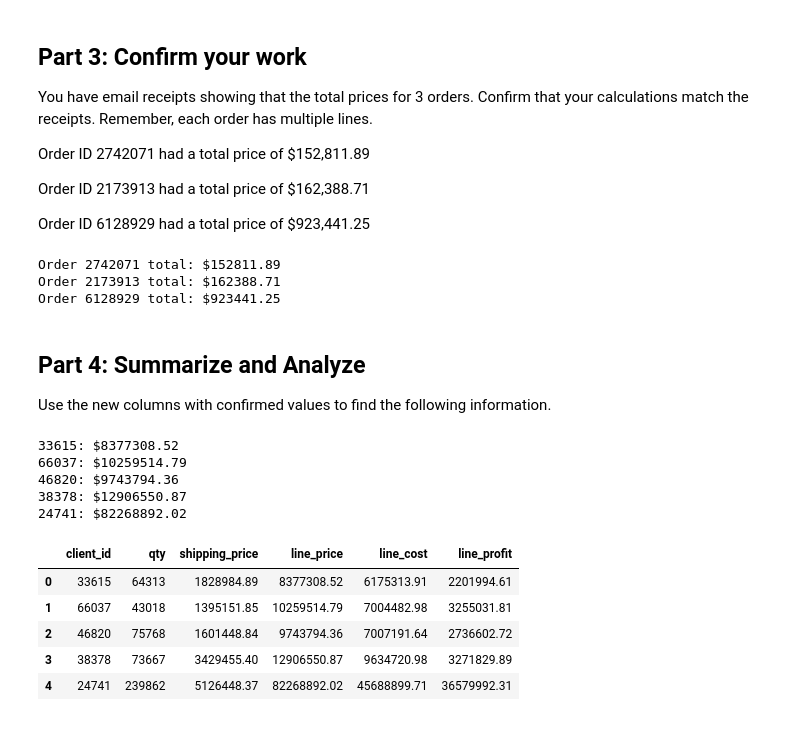
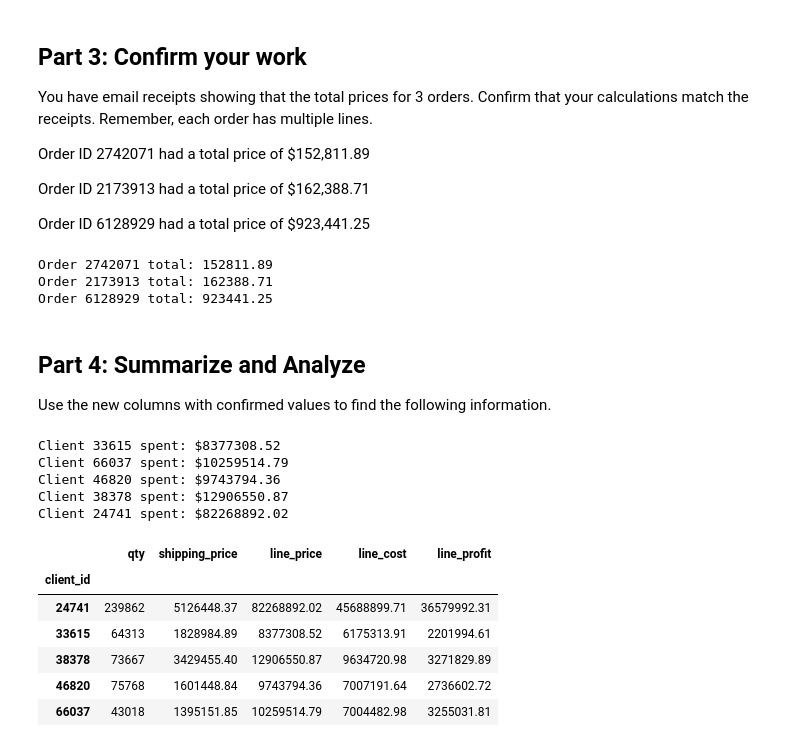
Before and after one commit to KevinM919/pandas-challenge-1, a Jupyter notebook: Starter_Code/wholesale_data_analysis_starter_code.ipynb, the cells around one changed output. Cells and saved outputs as stored; diff of their text form; code cells hidden in the pictures.

```diff
--- a/Starter_Code/wholesale_data_analysis_starter_code.ipynb
+++ b/Starter_Code/wholesale_data_analysis_starter_code.ipynb
@@ -120,7 +120,7 @@ df.head()
 # %%
 # Create a column for shipping price.
 # Assume a shipping price of $7 per pound for orders over 50 pounds and $10 per pound for items 50 pounds or under.
-shipping_price = df['unit_weight']*7 if df['unit_weight'] > 50 else df['unit_weight']*10
-df['shipping_price'] = shipping_price
+shipping_price = df['unit_weight']*df['qty']
+df['shipping_price'] = shipping_price.apply(lambda x: 7 if x > 50 else 10)*df['unit_weight']*df['qty']
 df.head()
 # %% [output]
@@ -128,3 +133,6 @@ ValueError: The truth value of a Series is ambiguous. Use a.empty, a.bool(), a.i
 # %%
 # Create a column for the total price using the subtotal and the shipping price along with a sales tax of 9.25%
+line_price = df['line_subtotal'] + df['shipping_price']
+df['line_price'] = round(line_price * 1.0925, 2)
+df.head()
 # %% [output]
@@ -135,6 +146,10 @@ ValueError: The truth value of a Series is ambiguous. Use a.empty, a.bool(), a.i
 # %%
 # Create a column for the cost of each line using unit cost, qty, and
 # shipping price (assume the shipping cost is exactly what is charged to the client).
+
+line_cost = df['unit_cost']*df['qty'] + df['shipping_price']
+df['line_cost'] = line_cost
+df.head()
 # %% [output]
 |  | first | last | job | phone | email | client_id | order_id | order_date | order_week | order_year | ... |
 | 0 | Donald | Harding | Immunologist | 793-904-7725x39308 | harding.donald.7185@sullivan.com | 58515 | 8953482 | 2023-04-28 | 17 | 2023 | ... |
@@ -144,5 +161,9 @@ ValueError: The truth value of a Series is ambiguous. Use a.empty, a.bool(), a.i
 # %%
 # Create a column for the profit of each line using line cost and line price
+
+line_profit = df['line_price'] - df['line_cost']
+df['line_profit'] = line_profit
+df.head()
 # %% [output]
 |  | first | last | job | phone | email | client_id | order_id | order_date | order_week | order_year | ... |
 | 0 | Donald | Harding | Immunologist | 793-904-7725x39308 | harding.donald.7185@sullivan.com | 58515 | 8953482 | 2023-04-28 | 17 | 2023 | ... |
@@ -160,31 +183,55 @@ Order ID 2173913 had a total price of \$162,388.71
 Order ID 6128929 had a total price of \$923,441.25
 # %%
 # Check your work using the totals above
+
+order_2742071 = df[df['order_id'] == 2742071]['line_price'].sum()
+order_2173913 = df[df['order_id'] == 2173913]['line_price'].sum()
+order_6128929 = df[df['order_id'] == 6128929]['line_price'].sum()
+
+print(f'Order 2742071 total: {round(order_2742071, 2)}')
+print(f'Order 2173913 total: {order_2173913}')
+print(f'Order 6128929 total: {order_6128929}')
 # %% [output]
-Order 2742071 total: $152811.89
-Order 2173913 total: $162388.71
-Order 6128929 total: $923441.25
+Order 2742071 total: 152811.89
+Order 2173913 total: 162388.71
+Order 6128929 total: 923441.25
 # %% [markdown]
 ## Part 4: Summarize and Analyze
 Use the new columns with confirmed values to find the following information.
 # %%
 # How much did each of the top 5 clients by quantity spend? Check your work from Part 1 for client ids.
+
+client_33615 = df[df['client_id'] == 33615]['line_price'].sum()
+client_66037 = df[df['client_id'] == 66037]['line_price'].sum()
+client_46820 = df[df['client_id'] == 46820]['line_price'].sum()
+client_38378 = df[df['client_id'] == 38378]['line_price'].sum()
+client_24741 = df[df['client_id'] == 24741]['line_price'].sum()
+
+print(f'Client 33615 spent: ${round(client_33615, 2)}')
+print(f'Client 66037 spent: ${client_66037}')
+print(f'Client 46820 spent: ${client_46820}')
+print(f'Client 38378 spent: ${round(client_38378, 2)}')
+print(f'Client 24741 spent: ${round(client_24741, 2)}')
 # %% [output]
-33615: $8377308.52
-66037: $10259514.79
-46820: $9743794.36
-38378: $12906550.87
-24741: $82268892.02
+Client 33615 spent: $8377308.52
+Client 66037 spent: $10259514.79
+Client 46820 spent: $9743794.36
+Client 38378 spent: $12906550.87
+Client 24741 spent: $82268892.02
 # %%
 # Create a summary DataFrame showing the totals for the for the top 5 clients with the following information:
 # total units purchased, total shipping price, total revenue, and total profit.
+
+summary_df = df[df['client_id'].isin(client_id_list)].groupby('client_id').agg({'qty': 'sum', 'shipping_price': 'sum', 'line_price': 'sum', 'line_cost': 'sum', 'line_profit': 'sum'})
+summary_df.head()
 # %% [output]
-|  | client_id | qty | shipping_price | line_price | line_cost | line_profit |
-| 0 | 33615 | 64313 | 1828984.89 | 8377308.52 | 6175313.91 | 2201994.61 |
-| 1 | 66037 | 43018 | 1395151.85 | 10259514.79 | 7004482.98 | 3255031.81 |
-| 2 | 46820 | 75768 | 1601448.84 | 9743794.36 | 7007191.64 | 2736602.72 |
-| 3 | 38378 | 73667 | 3429455.40 | 12906550.87 | 9634720.98 | 3271829.89 |
-| 4 | 24741 | 239862 | 5126448.37 | 82268892.02 | 45688899.71 | 36579992.31 |
+|  | qty | shipping_price | line_price | line_cost | line_profit |
+| client_id |  |  |  |  |  |
+| 24741 | 239862 | 5126448.37 | 82268892.02 | 45688899.71 | 36579992.31 |
+| 33615 | 64313 | 1828984.89 | 8377308.52 | 6175313.91 | 2201994.61 |
+| 38378 | 73667 | 3429455.40 | 12906550.87 | 9634720.98 | 3271829.89 |
+| 46820 | 75768 | 1601448.84 | 9743794.36 | 7007191.64 | 2736602.72 |
+| 66037 | 43018 | 1395151.85 | 10259514.79 | 7004482.98 | 3255031.81 |
 # %%
 # Format the data and rename the columns to names suitable for presentation.
 
```
Also changed, not shown: parts of 9 cells of this notebook.
